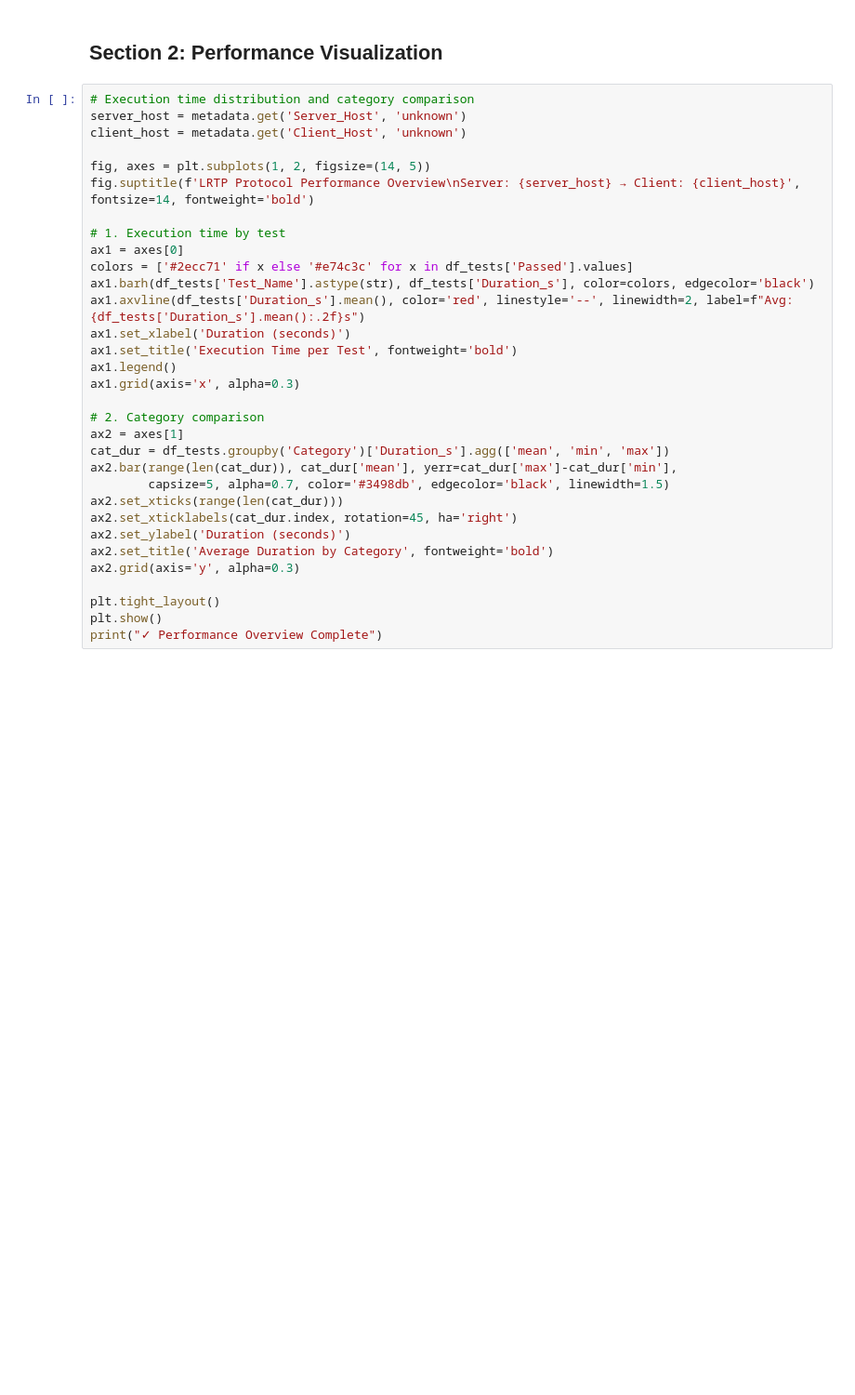
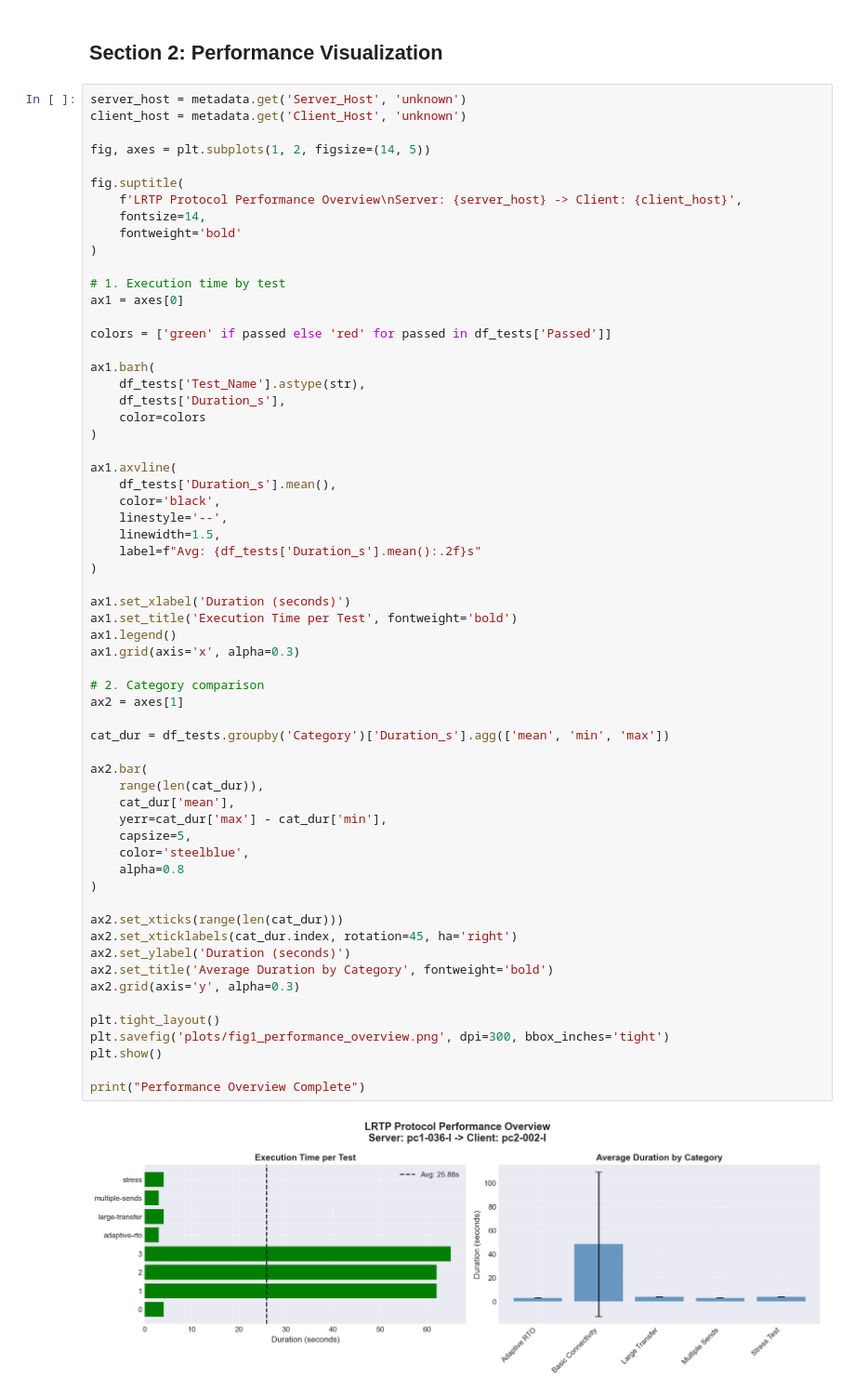
Before and after one commit to yanmxk/cs3102_p2, a Jupyter notebook: LRTP_Protocol_Analysis.ipynb, the cells around one changed output. Shown at 93% size. Drawn from its saved outputs; the diff is of its cells as text; blank space fills up the shorter version.

Commit message:
test and plots fixed

```diff
--- a/LRTP_Protocol_Analysis.ipynb
+++ b/LRTP_Protocol_Analysis.ipynb
@@ -153,34 +181,65 @@ print(f"  Std Dev: {df_tests['Duration_s'].std():.2f}s")
 # %% [markdown]
 ## Section 2: Performance Visualization
 # %%
-# Execution time distribution and category comparison
 server_host = metadata.get('Server_Host', 'unknown')
 client_host = metadata.get('Client_Host', 'unknown')
 
 fig, axes = plt.subplots(1, 2, figsize=(14, 5))
-fig.suptitle(f'LRTP Protocol Performance Overview\nServer: {server_host} → Client: {client_host}', fontsize=14, fontweight='bold')
+
+fig.suptitle(
+    f'LRTP Protocol Performance Overview\nServer: {server_host} -> Client: {client_host}',
+    fontsize=14,
+    fontweight='bold'
+)
 
 # 1. Execution time by test
 ax1 = axes[0]
-colors = ['#2ecc71' if x else '#e74c3c' for x in df_tests['Passed'].values]
-ax1.barh(df_tests['Test_Name'].astype(str), df_tests['Duration_s'], color=colors, edgecolor='black')
-ax1.axvline(df_tests['Duration_s'].mean(), color='red', linestyle='--', linewidth=2, label=f"Avg: {df_tests['Duration_s'].mean():.2f}s")
+
+colors = ['green' if passed else 'red' for passed in df_tests['Passed']]
+
+ax1.barh(
+    df_tests['Test_Name'].astype(str),
+    df_tests['Duration_s'],
+    color=colors
+)
+
+ax1.axvline(
+    df_tests['Duration_s'].mean(),
+    color='black',
+    linestyle='--',
+    linewidth=1.5,
+    label=f"Avg: {df_tests['Duration_s'].mean():.2f}s"
+)
+
 ax1.set_xlabel('Duration (seconds)')
 ax1.set_title('Execution Time per Test', fontweight='bold')
 ax1.legend()
 ax1.grid(axis='x', alpha=0.3)
 
 # 2. Category comparison
 ax2 = axes[1]
+
 cat_dur = df_tests.groupby('Category')['Duration_s'].agg(['mean', 'min', 'max'])
-ax2.bar(range(len(cat_dur)), cat_dur['mean'], yerr=cat_dur['max']-cat_dur['min'],
-        capsize=5, alpha=0.7, color='#3498db', edgecolor='black', linewidth=1.5)
+
+ax2.bar(
+    range(len(cat_dur)),
+    cat_dur['mean'],
+    yerr=cat_dur['max'] - cat_dur['min'],
+    capsize=5,
+    color='steelblue',
+    alpha=0.8
+)
+
 ax2.set_xticks(range(len(cat_dur)))
 ax2.set_xticklabels(cat_dur.index, rotation=45, ha='right')
 ax2.set_ylabel('Duration (seconds)')
 ax2.set_title('Average Duration by Category', fontweight='bold')
 ax2.grid(axis='y', alpha=0.3)
 
 plt.tight_layout()
+plt.savefig('plots/fig1_performance_overview.png', dpi=300, bbox_inches='tight')
 plt.show()
-print("✓ Performance Overview Complete")
+
+print("Performance Overview Complete")
+# %% [output]
+[figure, added]
```
Also changed, not shown: parts of 24 cells of this notebook, 7 other files.
